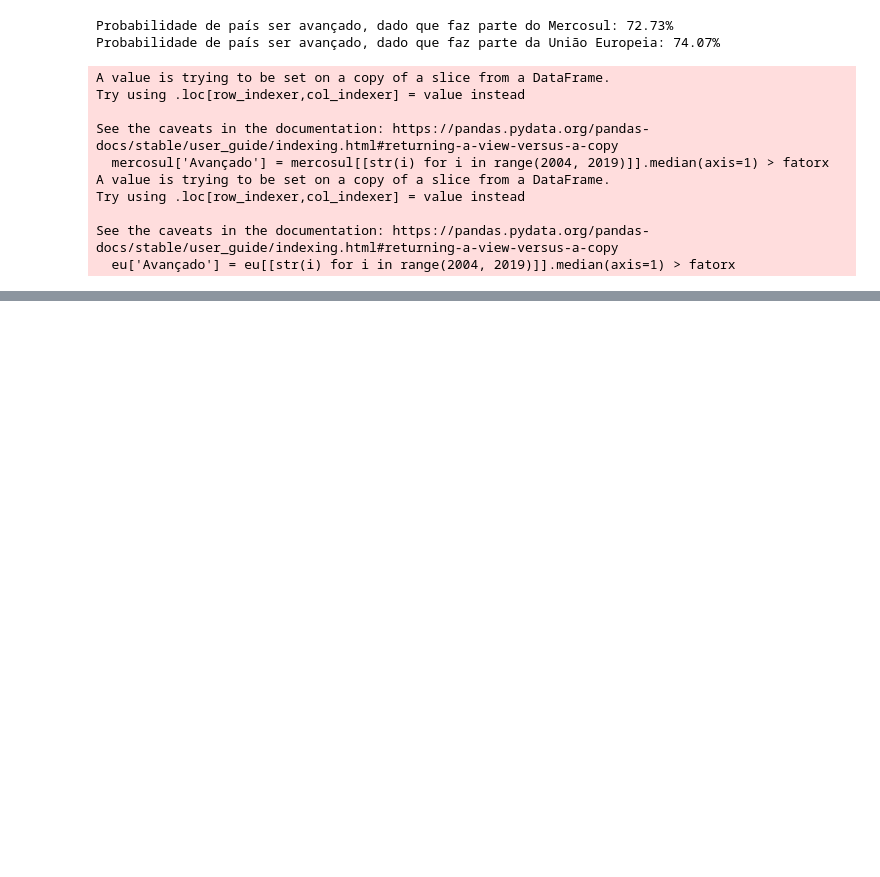
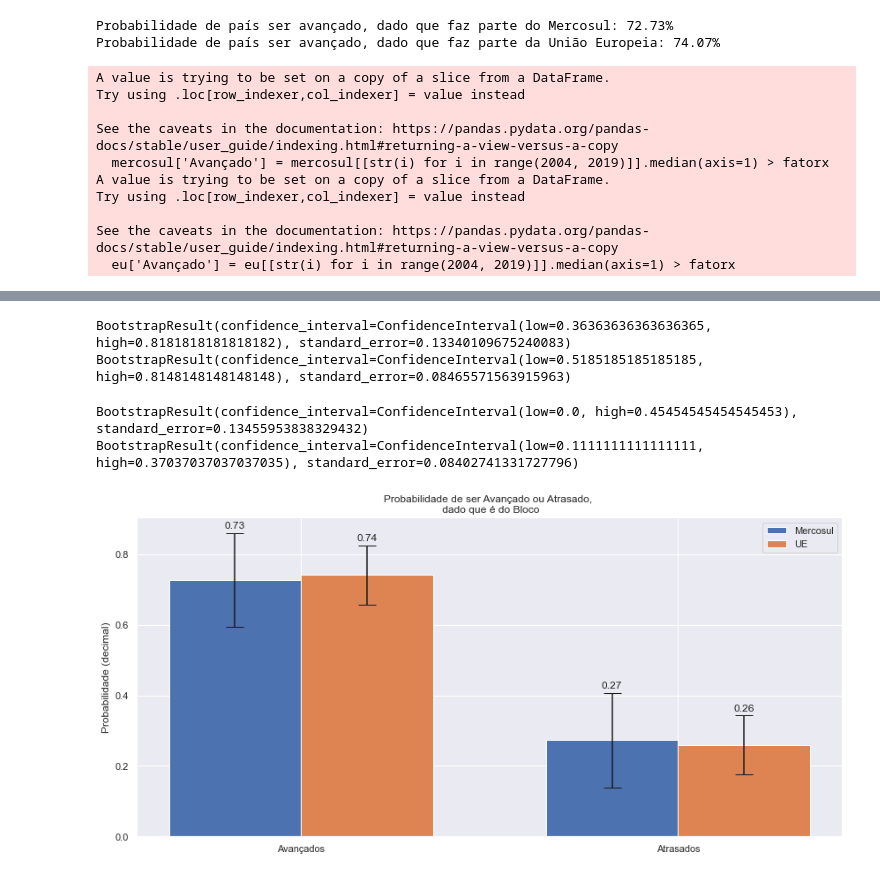
Before and after one commit to JoaoLucasMBC/aps-cdados-2022.2, a Jupyter notebook: APS4_Education.ipynb, the cells around one changed output, grey strips where cells are left out. Cells and saved outputs as stored; diff of their text form; code cells hidden in the pictures; blank space fills up the shorter version.

Commit message:
bootstrap pronto

```diff
--- a/APS4_Education.ipynb
+++ b/APS4_Education.ipynb
@@ -164,0 +134,34 @@ plt.show()
+# %%
+valores_merc = mercosul[[str(i) for i in range(2004, 2019)]].median(axis=1)
+valores_eu = eu[[str(i) for i in range(2004, 2019)]].median(axis=1)
+
+valores = (valores_merc,)
+
+def func(sample):
+    adv = [s for s in sample if s > fatorx]
+    return len(adv)/len(sample)
+
+resM = stats.bootstrap(valores, func, confidence_level=0.9, vectorized=False)
+print(resM)
+
+valores = (valores_eu,)
+resEU = stats.bootstrap(valores, func, confidence_level=0.9, vectorized=False)
+print(resEU)
+# %% [output]
+BootstrapResult(confidence_interval=ConfidenceInterval(low=0.36363636363636365, high=0.8181818181818182), standard_error=0.13340109675240083)
+BootstrapResult(confidence_interval=ConfidenceInterval(low=0.5185185185185185, high=0.8148148148148148), standard_error=0.08465571563915963)
+# %%
+def func2(sample):
+    adv = [s for s in sample if s < fatorx]
+    return len(adv)/len(sample)
+
+valores = (valores_merc,)
+resM2 = stats.bootstrap(valores, func2, confidence_level=0.9, vectorized=False)
+print(resM2)
+
+valores = (valores_eu,)
+resEU2 = stats.bootstrap(valores, func2, confidence_level=0.9, vectorized=False)
+print(resEU2)
+# %% [output]
+BootstrapResult(confidence_interval=ConfidenceInterval(low=0.0, high=0.45454545454545453), standard_error=0.13455953838329432)
+BootstrapResult(confidence_interval=ConfidenceInterval(low=0.1111111111111111, high=0.37037037037037035), standard_error=0.08402741331727796)
@@ -164,0 +171,32 @@ plt.show()
+# %%
+labels = ['Avançados', 'Atrasados']
+
+sns.set_theme()
+
+p_atrasado_dado_mercosul = 1 - p_avancado_dado_mercosul
+p_atrasado_dado_eu = 1 - p_avancado_dado_eu
+
+dados_mercosul = [p_avancado_dado_mercosul, p_atrasado_dado_mercosul]
+dados_eu = [p_avancado_dado_eu, p_atrasado_dado_eu]
+
+x = np.arange(len(labels))  # the label locations
+width = 0.35  # the width of the bars
+
+fig, ax = plt.subplots(figsize=(12, 6))
+rects1 = ax.bar(x - width/2, dados_mercosul, width, label='Mercosul', yerr=[resM.standard_error, resM2.standard_error], capsize=10)
+rects2 = ax.bar(x + width/2, dados_eu, width, label='UE', yerr=[resEU.standard_error, resEU2.standard_error], capsize=10)
+
+# Add some text for labels, title and custom x-axis tick labels, etc.
+ax.set_ylabel('Probabilidade (decimal)')
+ax.set_title('Probabilidade de ser Avançado ou Atrasado, \n dado que é do Bloco')
+ax.set_xticks(x, labels)
+ax.legend()
+
+ax.bar_label(rects1, padding=3, fmt='%.2f')
+ax.bar_label(rects2, padding=3, fmt='%.2f')
+
+fig.tight_layout()
+
+plt.show()
+# %% [output]
+[figure, added]
```
Also changed, not shown: parts of 5 cells of this notebook.
